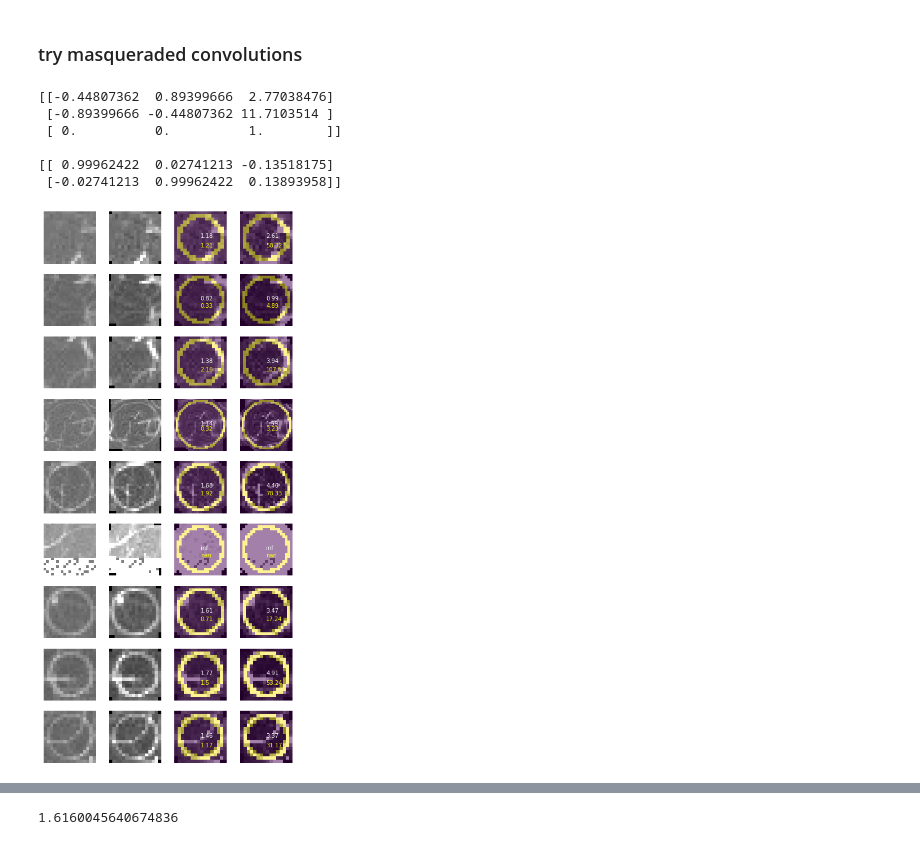
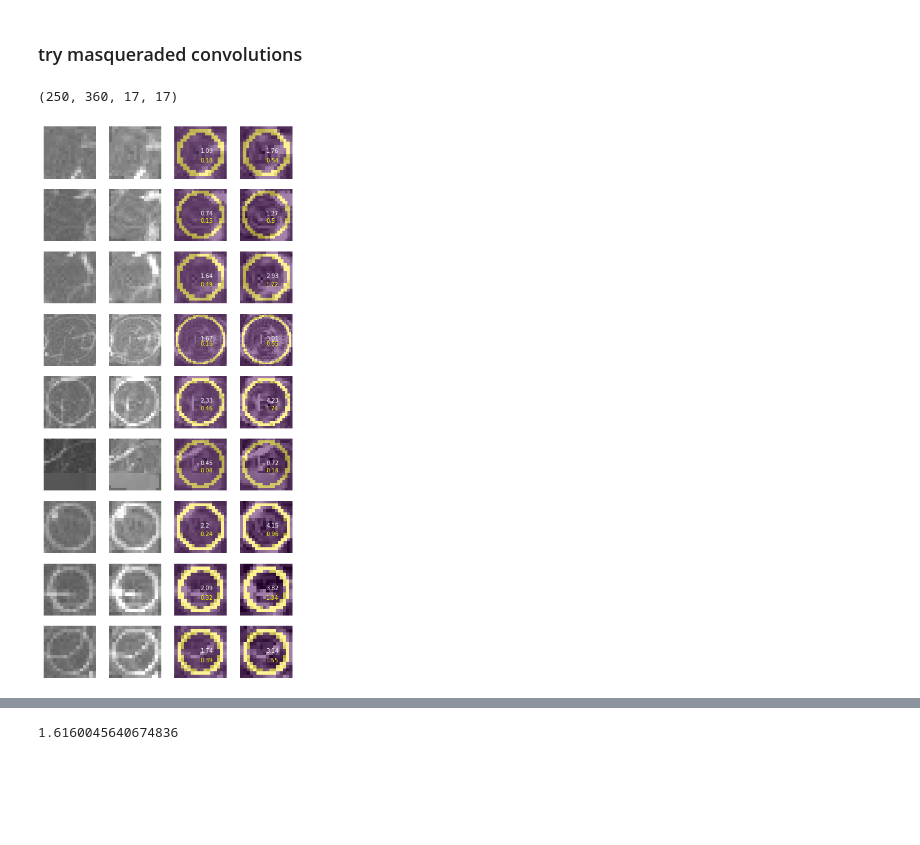
Before and after one commit to andrew-veriga/MathForML, a Jupyter notebook: ConvolutionalCoffieCircles.ipynb, the cells around one changed output, grey strips where cells are left out. Cells and saved outputs as stored; diff of their text form; code cells hidden in the pictures; blank space fills up the shorter version.

```diff
--- a/ConvolutionalCoffieCircles.ipynb
+++ b/ConvolutionalCoffieCircles.ipynb
@@ -420,8 +420,8 @@ _DEBUG_=False
 # %% [markdown]
 ### try masqueraded convolutions
 # %%
-def getRotateCoords(_R, _size, _center=None):
-  if (_center.all == None):
+def getRotateCoords(_R, _size, _center=[0,0]):
+  if (  _center[0] == 0 and _center[1]==0):
     _center = np.array([_size//2,_size//2],dtype=np.int)
 
   coords = np.indices((_size, _size)).reshape(2, -1)
@@ -442,33 +442,16 @@ def getRotateCoords(_R, _size, _center=None):
   x_new, y_new = xcoord[indices], ycoord[indices]
   x_old, y_old = coords[0][indices], coords[1][indices]
   return x_old, y_old, x_new,y_new
-# %%
-angle = 90
-_size =10
-_center = np.array([_size//2,_size//2],dtype=np.int)
-
-coords = np.indices((_size, _size)).reshape(2, -1)
-coords=np.vstack((coords, np.ones(coords.shape[1],dtype=np.int)))
-_R = np.array([
-  [np.cos(angle), np.sin(angle), 0],
-  [-np.sin(angle), np.cos(angle), 0],
-  [0, 0, 1]
-])
-T = np.array([
-  [1., 0., _center[1]],
-  [0., 1., _center[0]],
-  [0., 0., 1.]
-])
-Rotate_matrix = T @ _R @ np.linalg.inv(T)
-print(Rotate_matrix,'\n')
-print(cv2.getRotationMatrix2D(tuple(_center), np.radians(angle), 1.))
-# %% [output]
-[[-0.44807362  0.89399666  2.77038476]
- [-0.89399666 -0.44807362 11.7103514 ]
- [ 0.          0.          1.        ]]
-
-[[ 0.99962422  0.02741213 -0.13518175]
- [-0.02741213  0.99962422  0.13893958]]
+# %%
+def strides(_image, _gridshape):
+  #make strided submatrices
+
+  view_shape = _image.shape + _gridshape#(ImageSize[0],ImageSize[1], sub_shape[0] , sub_shape[1] )
+  strides = _image.strides + _image.strides
+  return np.lib.stride_tricks.as_strided(_image,view_shape,strides)
+strides(image_area,mask.shape).shape
+# %% [output]
+(250, 360, 17, 17)
 # %%
 #https://stackoverflow.com/questions/43086557/convolve2d-just-by-using-numpy
 # df = pd.DataFrame(
@@ -477,12 +460,10 @@ print(cv2.getRotationMatrix2D(tuple(_center), np.radians(angle), 1.))
 #     )
 # trial variables fro debugging
 ImageSize=[250,360]
-angle = 4
+angle = 10
 # area for search
 image_area=np.copy(Image[:ImageSize[0],:ImageSize[1]])
-# image_area -= np.min(image_area)
-# image_area /= np.max(image_area)
-# image_area -= (np.mean(image_area) - 1.)
+
 
 len = data.shape[0]
 # matrix for rotate
@@ -504,19 +485,15 @@ for row in range(len):
   mask, center = getMask(size,0.8)
   x_old, y_old,x_new, y_new = getRotateCoords(R,size,center)
   # background = np.logical_xor(_backmask, mask)
-  mask_size = mask.shape[0]
+
   kernel = getKernel(size,0.8)
 
-  #make strided submatrices
-  sub_shape = (mask.shape)
-  view_shape = (ImageSize[0],ImageSize[1], sub_shape[0] , sub_shape[1] )
-  strides = image_area.strides + image_area.strides
-  sub_matrices = np.lib.stride_tricks.as_strided(image_area,view_shape,strides)
 
   #normalise their to average = 1
   # box-= np.min(box)
   # box /=np.max(box)
-  # box-= np.mean(box)-1#np.percentile(box,90)-1
+  # box-= np.mean(box)-1
+  sub_matrices = strides(image_area,mask.shape)
 
   new_matrices = np.zeros_like(sub_matrices)
 
@@ -525,42 +502,45 @@ for row in range(len):
 
   brightness = (lambda arr, msk: np.mean((arr)[:,:,msk],axis=2))#np.percentile((arr)[:,:,msk],90,axis=2)
   n1 = (lambda arr:np.max(arr-np.min(arr,axis=(2,3))[:,:,np.newaxis,np.newaxis],axis=(2,3)))
-  normalised= (lambda arr:arr-np.mean(arr / n1(arr)[:,:,np.newaxis,np.newaxis], axis=(2,3) )[:,:,np.newaxis,np.newaxis]+1. )
+  normToOne= (lambda arr:arr-np.mean(arr / n1(arr)[:,:,np.newaxis,np.newaxis], axis=(2,3) )[:,:,np.newaxis,np.newaxis]+1. )
+  normToZero= (lambda arr:arr-np.mean(arr / n1(arr)[:,:,np.newaxis,np.newaxis], axis=(2,3) )[:,:,np.newaxis,np.newaxis] )
+
   #multiply all matrices by their rotated copies elementwise
   # print((brightness(sub_matrices,mask) / brightness(sub_matrices,background))[Y, X])
 
   im_index+=1
   ax = fig.add_subplot(len,cnt+2,im_index)
   ax.axis('off')
-  ax.imshow(normalised(sub_matrices)[Y, X], cmap=plt.get_cmap('gray'),vmin=0,vmax=2)
+  ax.imshow(normToZero(sub_matrices)[Y, X], cmap=plt.get_cmap('gray'),vmin=-1,vmax=1)
 
   # rotation_mat = cv2.getRotationMatrix2D((center[0],center[1]), angle, 1.)
 
-  # new_matrices = cv2.warpAffine(normalised(sub_matrices), rotation_mat, (size, size))
-  new_matrices[:,:,y_old,x_old] = normalised(sub_matrices)[:,:,y_new,x_new]
+  # new_matrices = cv2.warpAffine(normToZero(sub_matrices), rotation_mat, (size, size))
+  new_matrices[:,:,y_old,x_old] = sub_matrices[:,:,y_new,x_new]
   first_brightness = brightness(new_matrices,mask)
 
   im_index+=1
   ax = fig.add_subplot(len,cnt+2,im_index)
   ax.axis('off')
 
   # box-= np.mean(box / np.max(box-np.min(box))) -1
 
-  new_matrices = new_matrices * normalised(sub_matrices)
-  ax.imshow(new_matrices[Y, X], cmap=plt.get_cmap('gray'),vmin=0,vmax=2)
+  new_matrices = normToZero(new_matrices+sub_matrices)
+  ax.imshow(new_matrices[Y, X], cmap=plt.get_cmap('gray'),vmin=-1,vmax=1)
 
   # print ((brightness(new_matrices,mask) / brightness(new_matrices,background))[Y, X])
   for col in range(cnt):
-    new_matrices[:,:,y_old,x_old] *= new_matrices[:,:,y_new,x_new]
+    new_matrices[:,:,y_old,x_old] += new_matrices[:,:,y_new,x_new]
+    new_matrices = normToZero(new_matrices)
     im_index+=1
     ax = fig.add_subplot(len,cnt+2,im_index)
     ax.axis('off')
-    ax.imshow(new_matrices[Y, X], cmap=plt.get_cmap('gray'),vmin=0,vmax=2)
+    ax.imshow(new_matrices[Y, X], cmap=plt.get_cmap('gray'),vmin=-1,vmax=1)
     ax.imshow(mask,alpha=.5)
     conv_value = (brightness(new_matrices,mask) / first_brightness)[Y, X]
     ax.text(center[0],center[1],str(round(conv_value,2)),color='white')
-    ax.text(center[0],center[1]+3,str(round(np.var(new_matrices[Y,X][mask]),2)),color='yellow')
+    ax.text(center[0],center[1]+3,str(round(np.var(normToZero(new_matrices)[Y,X][mask]),2)),color='yellow')
 
   # return m
 # %% [output]
-[figure, old version]
+[figure, new version]
```
Also changed, not shown: parts of 4 cells of this notebook.
